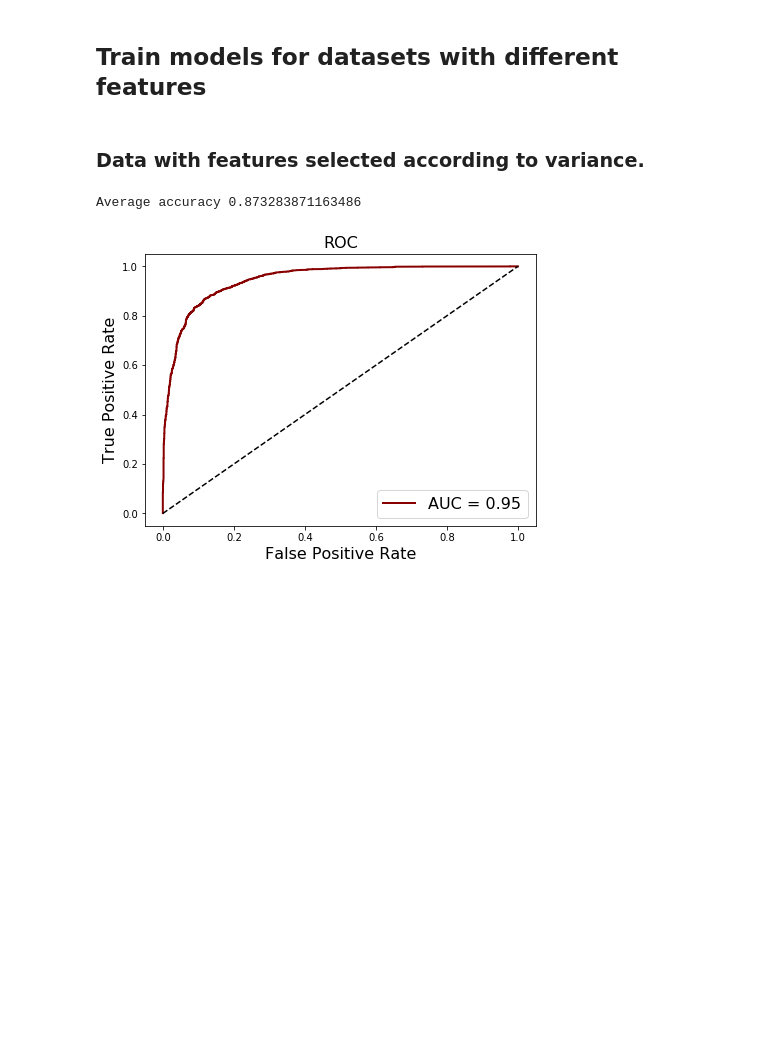
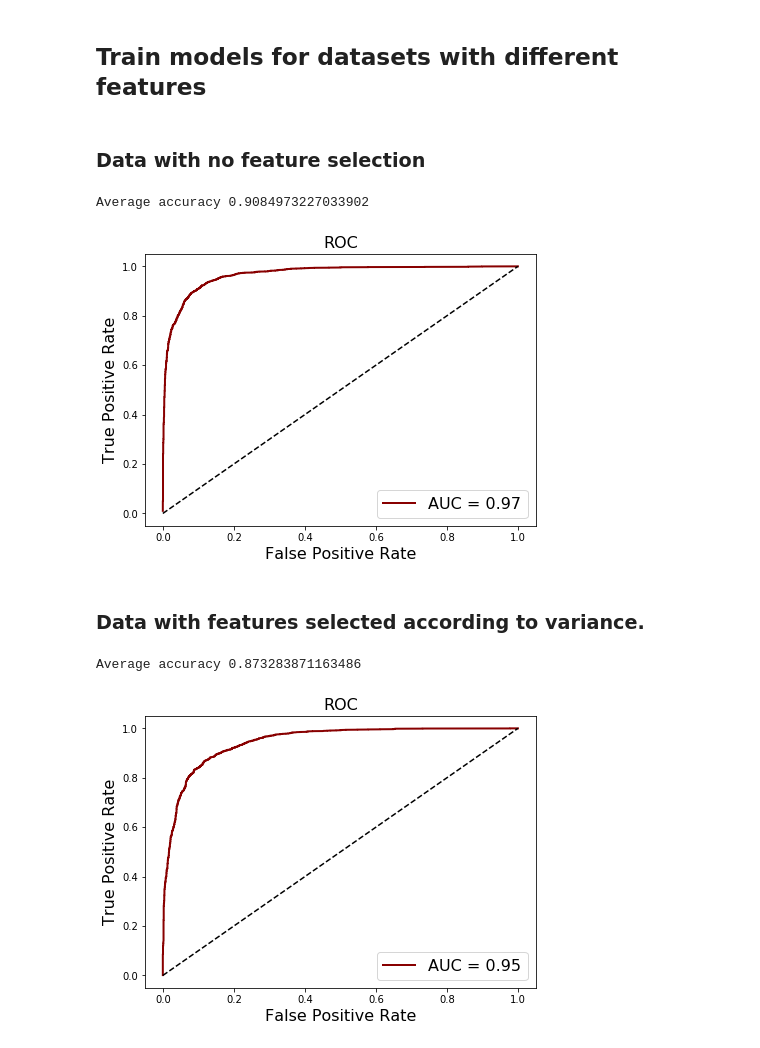
Before and after one commit to rohitfarmer/bittersweet, a Jupyter notebook: notebooks/nn_k_fold_keras.ipynb, the cells around one changed output. Drawn from its saved outputs; the diff is of its cells as text; code cells hidden in the pictures; blank space fills up the shorter version.

```diff
--- a/notebooks/nn_k_fold_keras.ipynb
+++ b/notebooks/nn_k_fold_keras.ipynb
@@ -145,6 +145,30 @@ def avg_acc(result):
     return avg
 # %% [markdown]
 ## Train models for datasets with different features
+# %% [markdown]
+### Data with no feature selection
+# %%
+# Reading pre-normalized data with features selected according to variance.
+df_all = pd.read_pickle('../data/X_all.pkl', compression='gzip')
+X_all = df_all[df_all.columns[:-1]]
+y_all = pd.DataFrame(data = df_all['Target'], columns=['Target'])
+
+# Create stratified k-folds.
+skf_all = skf(X_all, y_all, folds=10)
+
+# Run k-fold training and prediction simultaneously.
+result_all, pred_all = nn_skf(X_all, y_all, skf_all, epochs=1000)
+
+# Calculate AUC scorea and plot ROC.
+roc_auc_all = roc_auc(pred_all.Target, pred_all.Pred)
+# %%
+print "Average accuracy", avg_acc(result_all)
+# %% [output]
+Average accuracy 0.9084973227033902
+# %%
+roc_plot(roc_auc_all).show()
+# %% [output]
+[figure, added]
 # %% [markdown]
 ### Data with features selected according to variance.
 # %%
```
Also changed, not shown: 2 other files.
